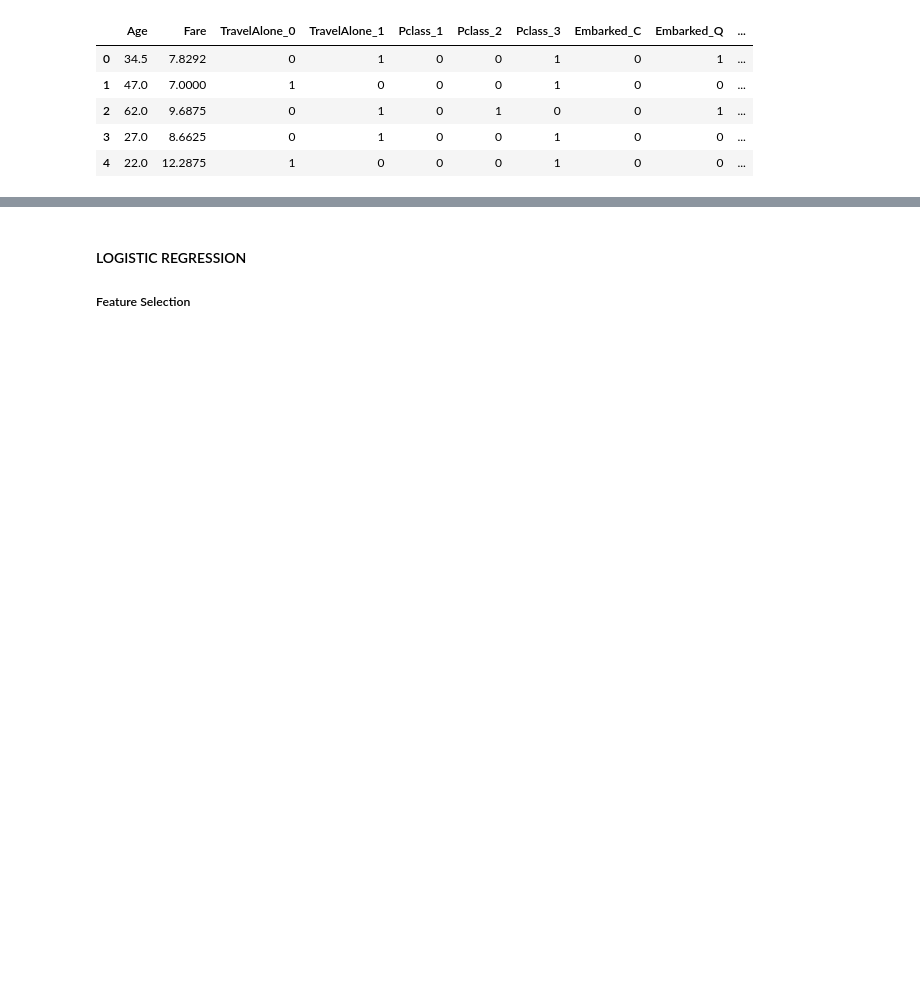
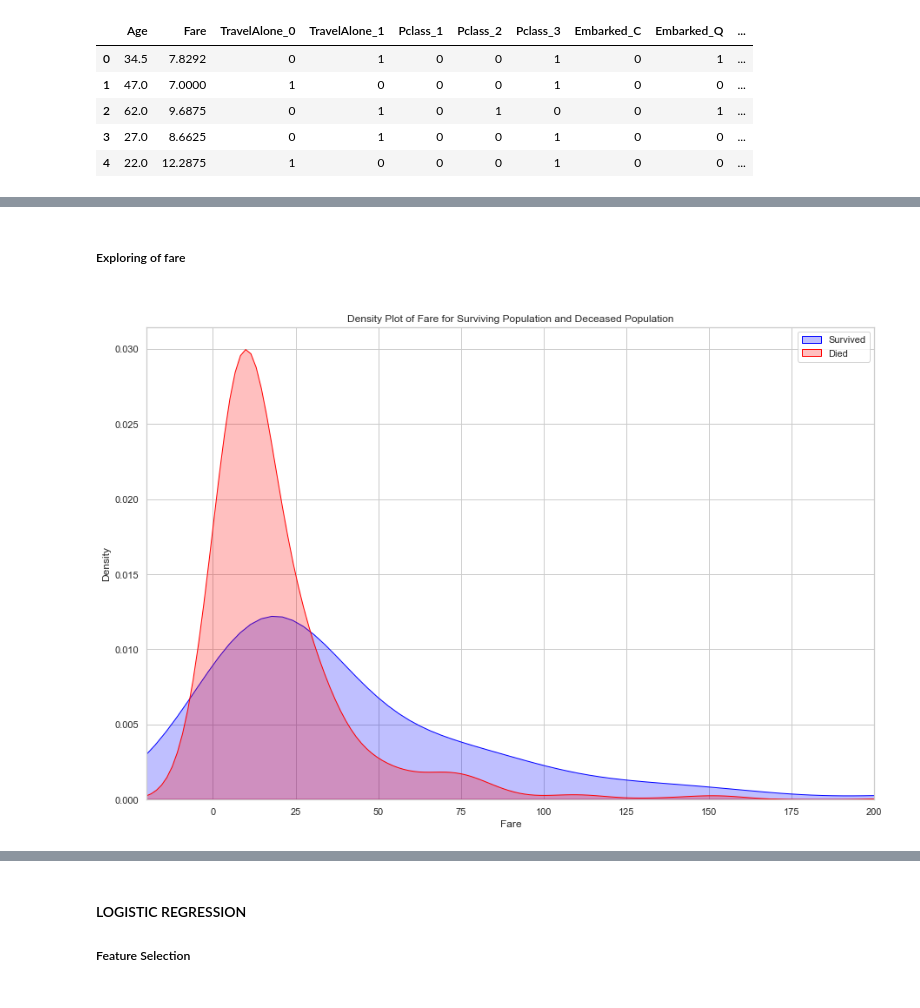
Before and after one commit to audrey1993/Titanic-logistic-regression, a Jupyter notebook: TitanicData.ipynb, the cells around one changed output, grey strips where cells are left out. Saved outputs shown, nothing was run; the diff lists cells and outputs as text; code cells hidden in the pictures; blank space fills up the shorter version.

```diff
--- a/TitanicData.ipynb
+++ b/TitanicData.ipynb
@@ -596,0 +623,17 @@ final_test.head()
+# %%
+Train_data['IsMinor']=np.where(Train_data['Age']<=16, 1, 0)
+
+Test_data['IsMinor'] = np.where(Test_data['Age']<=16, 1, 0)
+# %% [markdown]
+<h5>Exploring of fare<h5>
+# %%
+plt.figure(figsize=(15,10))
+ax = sns.kdeplot(Train_data["Fare"][Train_data.Survived == 1], color="blue", shade=True)
+sns.kdeplot(Train_data["Fare"][Train_data.Survived == 0], color="red", shade=True)
+plt.legend(['Survived', 'Died'])
+plt.title('Density Plot of Fare for Surviving Population and Deceased Population')
+ax.set(xlabel='Fare')
+plt.xlim(-20,200)
+plt.show()
+# %% [output]
+[figure, added]
```
Also changed, not shown: parts of 20 cells of this notebook.
